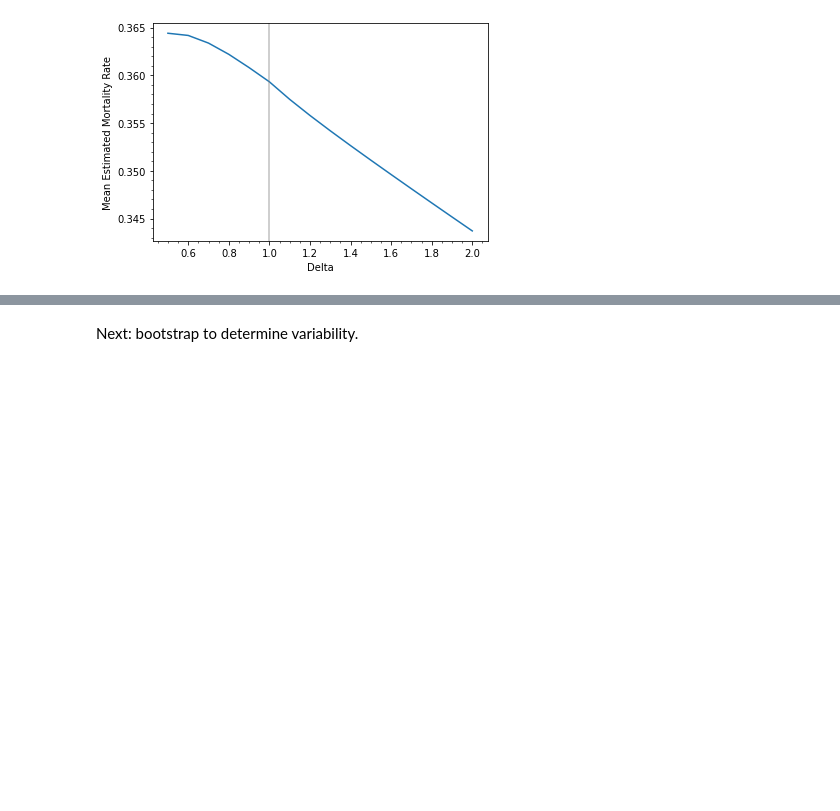
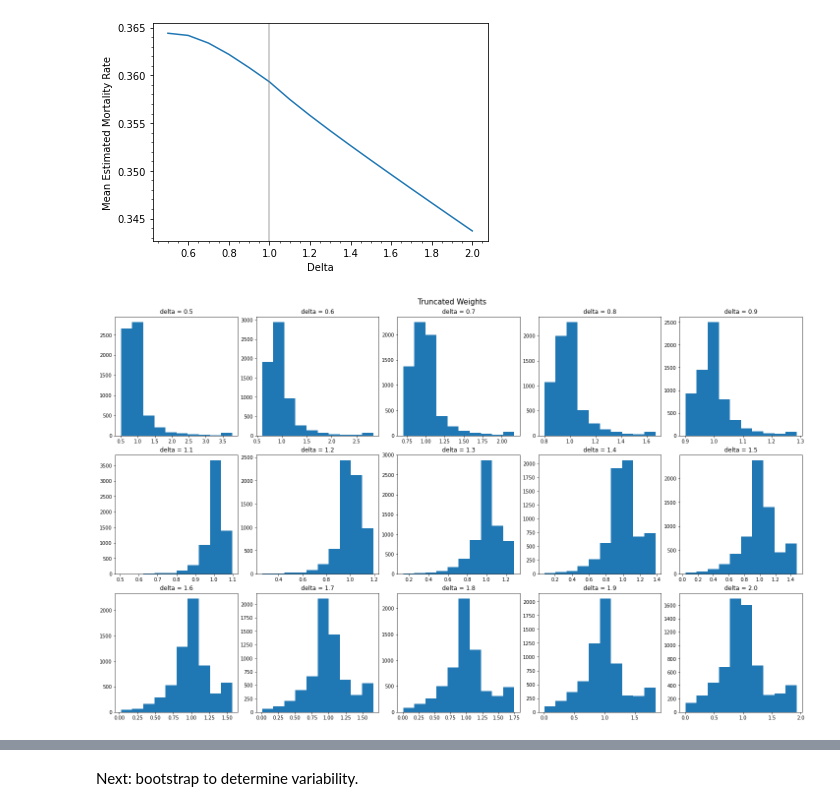
Before and after one commit to amanchoudhri/liberation-timing-paper, a Jupyter notebook: main.ipynb, the cells around one changed output, grey strips where cells are left out. Saved outputs shown, nothing was run; the diff lists cells and outputs as text; code cells hidden in the pictures; blank space fills up the shorter version.

Commit message:
Examine results with trimmed vs untrimmed weights

```diff
--- a/main.ipynb
+++ b/main.ipynb
@@ -166,10 +166,10 @@ create_calibration_curve(
 # %% [markdown]
 Train a calibrated regressor since the above graph shows that the current predictor is poorly calibrated.
 # %%
-calibrated_predictor = CalibratedClassifierCV(
-    base_estimator=LogisticRegression(**MODEL_PARAMS),
-    method='isotonic'
-    ).fit(X, y)
+# calibrated_predictor = CalibratedClassifierCV(
+#     base_estimator=LogisticRegression(**MODEL_PARAMS),
+#     method='isotonic'
+#     ).fit(X, y)
 
 # with open('models/calibrated_predictor.pkl', 'wb') as f:
 #     pickle.dump(calibrated_predictor, f)
@@ -206,13 +206,16 @@ def calculate_estimates(
     data=df,
     treatment_col='weaning',
     propensity_col='propensity_score',
-    outcome_col='hospital_expire_flag'
+    outcome_col='hospital_expire_flag',
+    return_weights=False,
+    truncate_weights=True,
     ):
     """
     Calculate estimates for the effect on `outcome_col` of intervening on `A`
     """
     data = data.copy()
     results = {}
+    weights = {}
     for delta in deltas:
         A = data[treatment_col]
         pi_hat = data[propensity_col]
@@ -225,15 +228,18 @@ def calculate_estimates(
         # calculate cumulative product of weights
         cumulative_products = group_by_stay(data, weight_col).prod()
         # truncate cumulative weights at the 99th percentile
-        max_val = cumulative_products.quantile(q=0.99)
-        cumulative_products = np.minimum(cumulative_products, max_val)
+        if truncate_weights:
+            max_val = cumulative_products.quantile(q=0.99)
+            cumulative_products = np.minimum(cumulative_products, max_val)
+        # save the weights
+        weights[delta] = cumulative_products
         # multiply by outcome
         weighted_products = cumulative_products.multiply(
             group_by_stay(data, outcome_col).first()
         )
         # average over subjects and add to results
         results[delta] = weighted_products.mean()
-    return results
+    return (results, weights) if return_weights else results
 
 
 delta_vals = np.around(np.arange(0.5, 2.1, 0.1), decimals=1) # round to remove floating point errors
@@ -270,3 +276,16 @@ plt.savefig('images/mortality_results.png', facecolor='white')
 plt.show()
 # %% [output]
 [figure]
+# %%
+_, weights = calculate_estimates(delta_vals, return_weights=True)
+fig, axs = plt.subplots(nrows=3, ncols=5, figsize=(20, 12), constrained_layout=True)
+
+for delta, ax in zip([d for d in delta_vals if d != 1.0], axs.flatten()):
+    ax.hist(weights[delta])
+    ax.set_title(f'delta = {delta}')
+
+fig.suptitle('Truncated Weights', fontsize=15)
+plt.savefig('images/truncated_weights.png', facecolor='white')
+plt.show()
+# %% [output]
+[figure, added]
```
Also changed, not shown: parts of 8 cells of this notebook.
